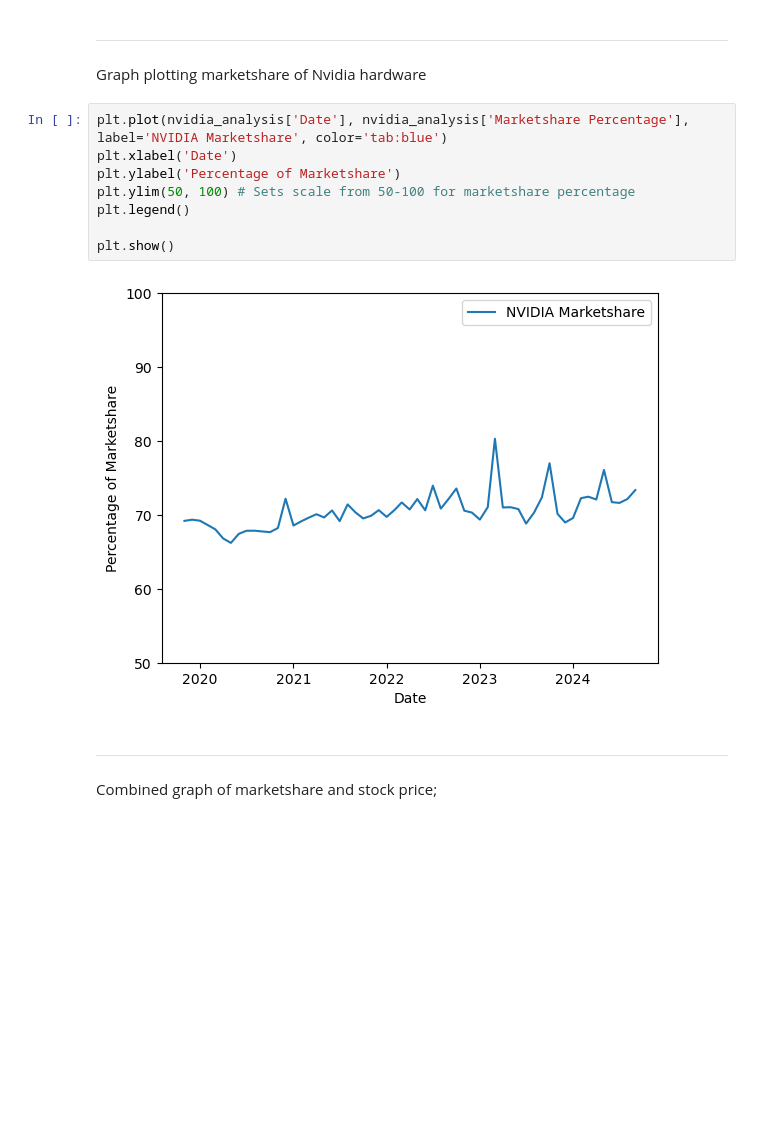
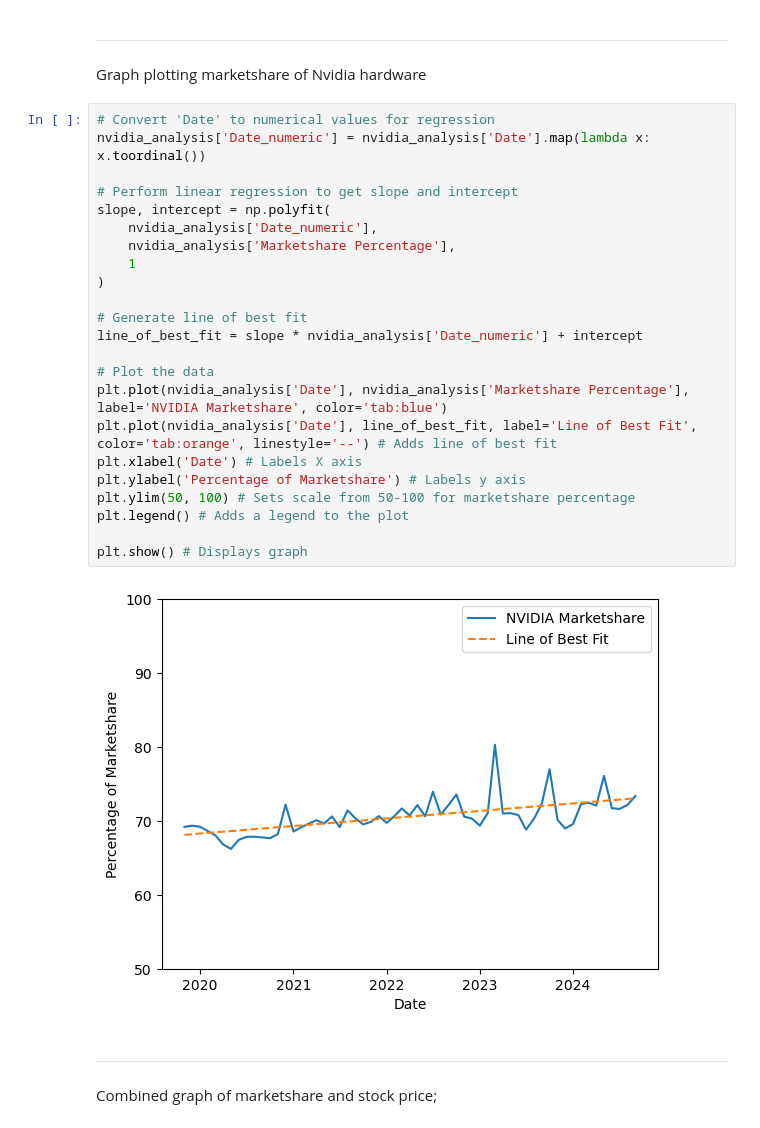
Before and after one commit to TheOriginalBabu/SciDataAnalysisAssignment, a Jupyter notebook: Assignment.ipynb, the cells around one changed output. Drawn from its saved outputs; the diff is of its cells as text; blank space fills up the shorter version.

```diff
--- a/Assignment.ipynb
+++ b/Assignment.ipynb
@@ -183,15 +186,30 @@ Text(0.5, 1.0, 'NVDA Stock Price Over Time')
 ---
 Graph plotting marketshare of Nvidia hardware
 # %%
+# Convert 'Date' to numerical values for regression
+nvidia_analysis['Date_numeric'] = nvidia_analysis['Date'].map(lambda x: x.toordinal())
+
+# Perform linear regression to get slope and intercept
+slope, intercept = np.polyfit(
+    nvidia_analysis['Date_numeric'],
+    nvidia_analysis['Marketshare Percentage'],
+    1
+)
+
+# Generate line of best fit
+line_of_best_fit = slope * nvidia_analysis['Date_numeric'] + intercept
+
+# Plot the data
 plt.plot(nvidia_analysis['Date'], nvidia_analysis['Marketshare Percentage'], label='NVIDIA Marketshare', color='tab:blue')
-plt.xlabel('Date')
-plt.ylabel('Percentage of Marketshare')
+plt.plot(nvidia_analysis['Date'], line_of_best_fit, label='Line of Best Fit', color='tab:orange', linestyle='--') # Adds line of best fit
+plt.xlabel('Date') # Labels X axis
+plt.ylabel('Percentage of Marketshare') # Labels y axis
 plt.ylim(50, 100) # Sets scale from 50-100 for marketshare percentage
-plt.legend()
+plt.legend() # Adds a legend to the plot
 
-plt.show()
+plt.show() # Displays graph
 # %% [output]
-[figure, old version]
+[figure, new version]
 # %% [markdown]
 ---
 
```
Also changed, not shown: parts of 9 cells of this notebook.
